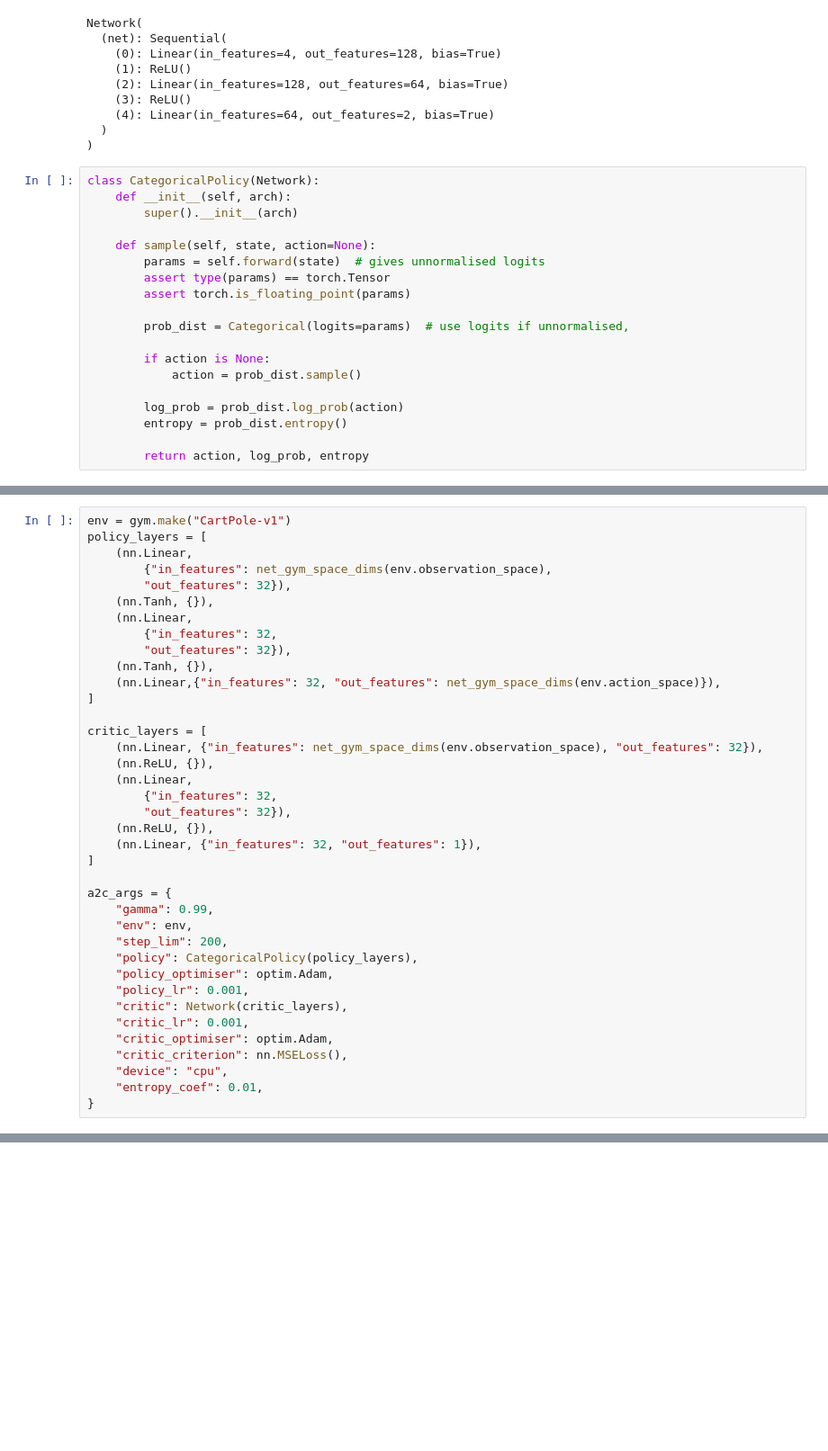
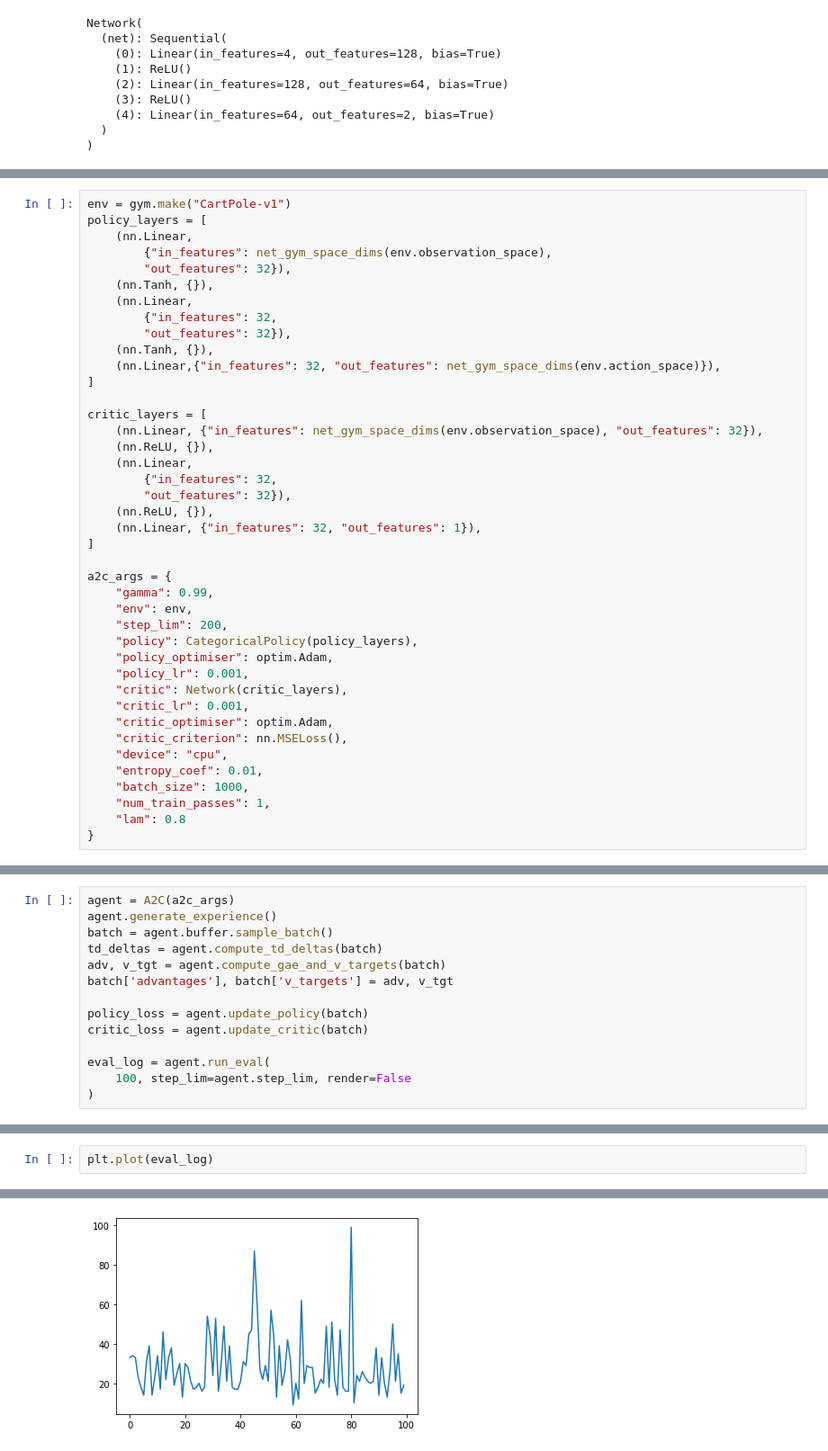
Before and after one commit to akshilpatel/deeprl, a Jupyter notebook: working_copy.ipynb, the cells around one changed output, grey strips where cells are left out. Shown at 90% size. Saved outputs shown, nothing was run; the diff lists cells and outputs as text; blank space fills up the shorter version.

Commit message:
Changed Policy class to be more general by outputting distribution when forward is called and adding separate methods for getting action, lp and ent. Also, populated A2C code for GAE.

```diff
--- a/working_copy.ipynb
+++ b/working_copy.ipynb
@@ -89,22 +59,3 @@ Network(
     (4): Linear(in_features=64, out_features=2, bias=True)
   )
 )
-# %%
-class CategoricalPolicy(Network):
-    def __init__(self, arch):
-        super().__init__(arch)
-
-    def sample(self, state, action=None):
-        params = self.forward(state)  # gives unnormalised logits
-        assert type(params) == torch.Tensor
-        assert torch.is_floating_point(params)
-
-        prob_dist = Categorical(logits=params)  # use logits if unnormalised,
-
-        if action is None:
-            action = prob_dist.sample()
-
-        log_prob = prob_dist.log_prob(action)
-        entropy = prob_dist.entropy()
-
-        return action, log_prob, entropy
@@ -347,6 +125,9 @@ a2c_args = {
     "critic_criterion": nn.MSELoss(),
     "device": "cpu",
     "entropy_coef": 0.01,
+    "batch_size": 1000,
+    "num_train_passes": 1,
+    "lam": 0.8
 }
 # %%
 agent = A2C(a2c_args)
@@ -361,3 +142,17 @@ for _ in range(200):
         s = env.reset()
     else:
         s = s_
+# %%
+agent = A2C(a2c_args)
+agent.generate_experience()
+batch = agent.buffer.sample_batch()
+td_deltas = agent.compute_td_deltas(batch)
+adv, v_tgt = agent.compute_gae_and_v_targets(batch)
+batch['advantages'], batch['v_targets'] = adv, v_tgt
+
+policy_loss = agent.update_policy(batch)
+critic_loss = agent.update_critic(batch)
+
+eval_log = agent.run_eval(
+    100, step_lim=agent.step_lim, render=False
+)
@@ -363,0 +165,3 @@ for _ in range(200):
+# %%
+plt.plot(eval_log)
+# %% [output]
@@ -364,3 +169,4 @@ for _ in range(200):
+[figure, added]
 # %%
 num_agents = 5
 num_epi = 200
```
Also changed, not shown: parts of 17 cells of this notebook, 9 other files.
